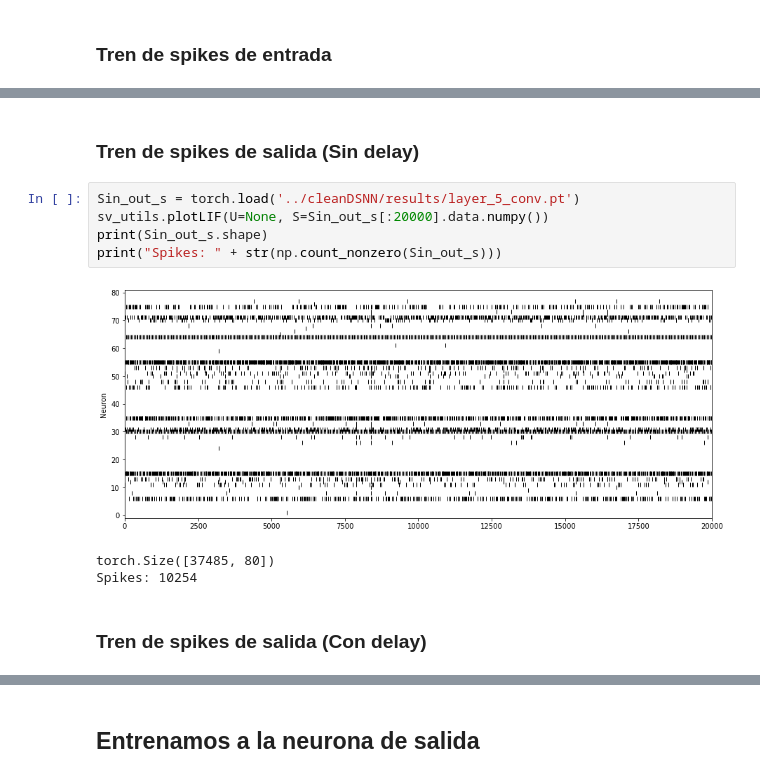
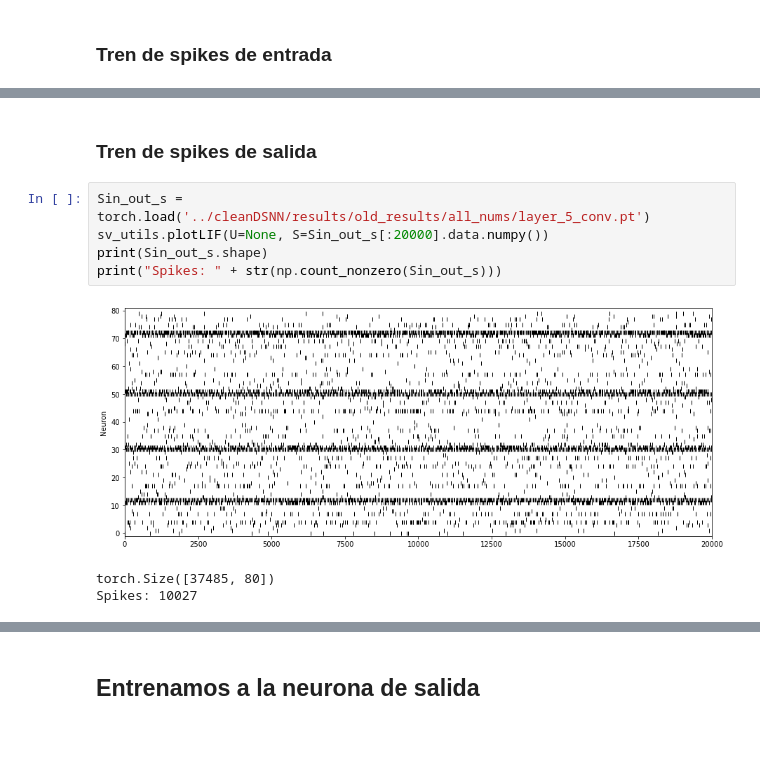
Before and after one commit to mmaximiliano/SDNN, a Jupyter notebook: patterns/SequenceVisualizer.ipynb, the cells around one changed output, grey strips where cells are left out. Saved outputs shown, nothing was run; the diff lists cells and outputs as text; blank space fills up the shorter version.

```diff
--- a/patterns/SequenceVisualizer.ipynb
+++ b/patterns/SequenceVisualizer.ipynb
@@ -32,13 +32,11 @@ Spikes: 3625609
 # %% [markdown]
-### Tren de spikes de salida (Sin delay)
+### Tren de spikes de salida
 # %%
-Sin_out_s = torch.load('../cleanDSNN/results/layer_5_conv.pt')
+Sin_out_s = torch.load('../cleanDSNN/results/old_results/all_nums/layer_5_conv.pt')
 sv_utils.plotLIF(U=None, S=Sin_out_s[:20000].data.numpy())
 print(Sin_out_s.shape)
 print("Spikes: " + str(np.count_nonzero(Sin_out_s)))
 # %% [output]
-[figure, old version]
+[figure, new version]
 torch.Size([37485, 80])
-Spikes: 10254
+Spikes: 10027
-# %% [markdown]
-### Tren de spikes de salida (Con delay)
```
Also changed, not shown: parts of 9 cells of this notebook.
